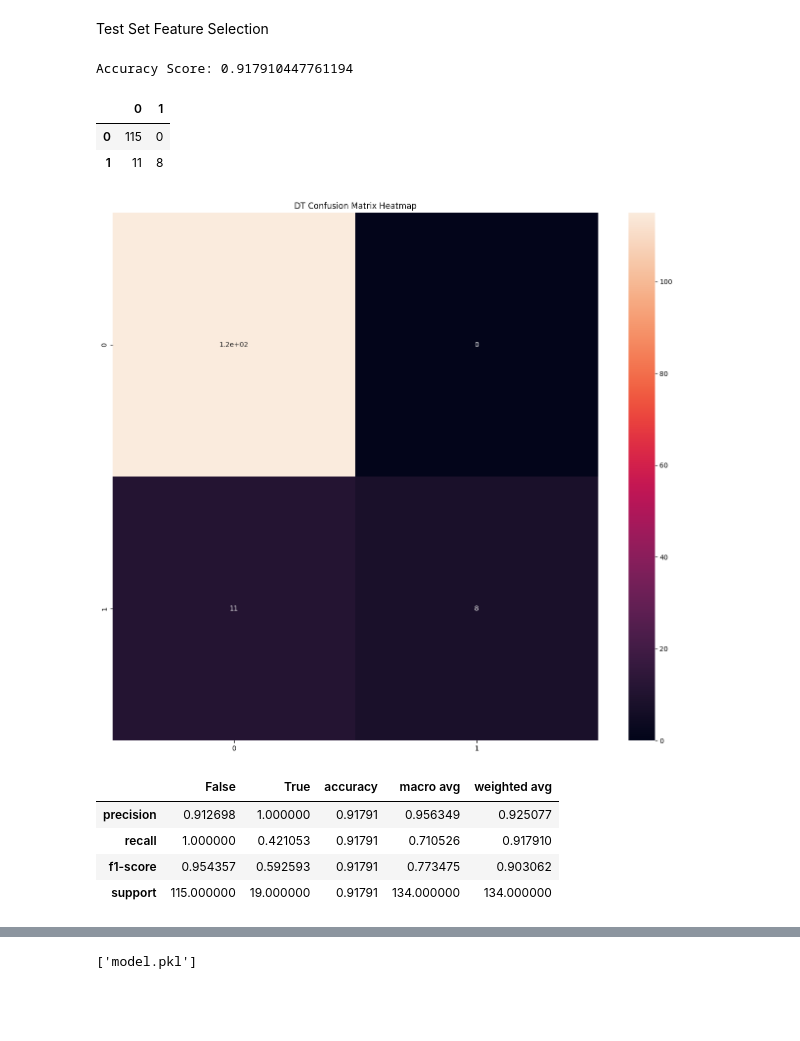
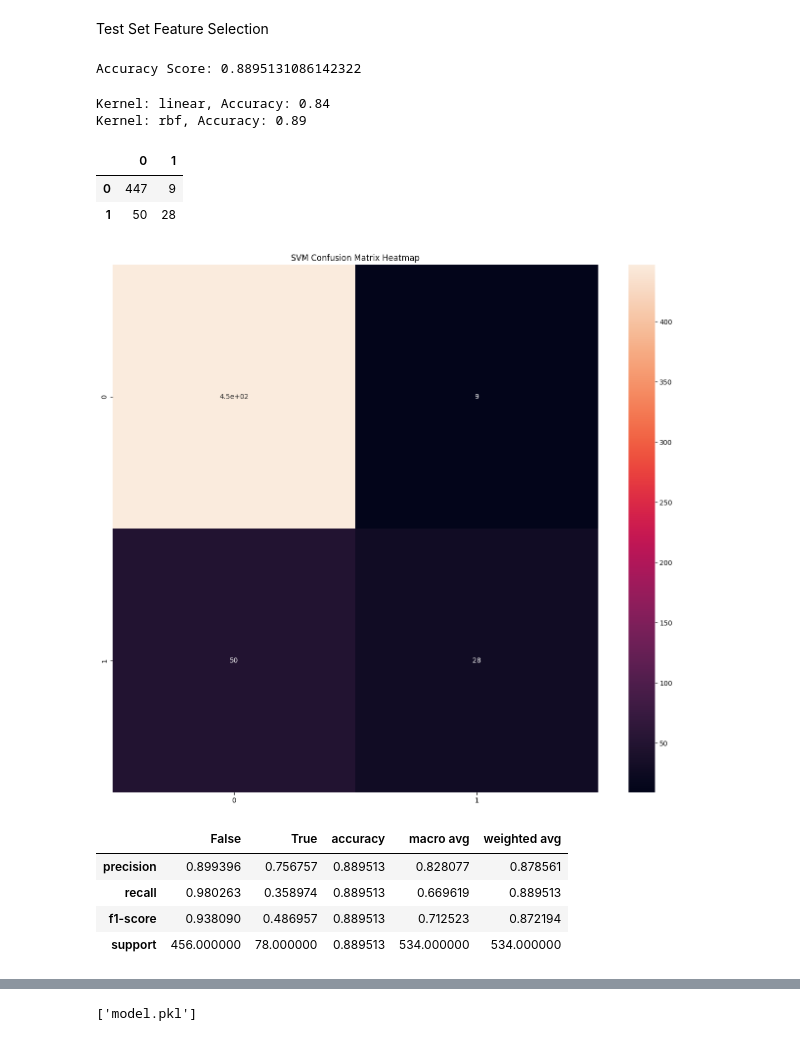
Before and after one commit to samuelfrann/Codveda-Internship, a Jupyter notebook: SVM/notebooks/model_traineing.ipynb, the cells around one changed output, grey strips where cells are left out. Drawn from its saved outputs; the diff is of its cells as text; code cells hidden in the pictures; blank space fills up the shorter version.

```diff
--- a/SVM/notebooks/model_traineing.ipynb
+++ b/SVM/notebooks/model_traineing.ipynb
@@ -77,7 +74,7 @@ CR_val
 # %% [markdown]
 Loading Test Set
 # %%
-df_test = pd.read_csv(r'C:\Users\pc\Documents\MACHINE LEARNING\Codveda-Internship\Random Forest\datasets\telemetry test data.csv')
+df_test = pd.read_csv(r'C:\Users\pc\Documents\MACHINE LEARNING\Codveda-Internship\SVM\datasets\test data.csv')
 df_test.head()
 # %% [output]
 |  | State | Account length | Area code | International plan | Voice mail plan | Number vmail messages | ... |
@@ -89,5 +86,5 @@ df_test.head()
 # %%
-preprocessor = joblib.load(r'C:\Users\pc\Documents\MACHINE LEARNING\Codveda-Internship\Random Forest\datasets\preprocessor.pkl')
+preprocessor = joblib.load(r'C:\Users\pc\Documents\MACHINE LEARNING\Codveda-Internship\SVM\datasets\preprocessor.pkl')
 # %%
 test_clean = preprocessor.transform(df_test)
 # %%
@@ -106,37 +103,45 @@ Test Set Feature Selection
 x_test = test_clean.drop('remainder__Churn', axis=1)
 y_test = test_clean['remainder__Churn']
 # %%
-y_rf_test = rf_pipe.predict(x_test)
+y_svm_test = rf_pipe.predict(x_test)
 # %%
-rf_ac_test = accuracy_score(y_test, y_rf_test)
-print("Accuracy Score:", rf_ac_test)
+svm_ac_test = accuracy_score(y_test, y_svm_test)
+print("Accuracy Score:", svm_ac_test)
 # %% [output]
-Accuracy Score: 0.917910447761194
+Accuracy Score: 0.8895131086142322
+# %%
+for k in ['linear', 'rbf']:
+    model = SVC(kernel=k).fit(x_train, y_train)
+    acc = accuracy_score(y_test, model.predict(x_test))
+    print(f"Kernel: {k}, Accuracy: {acc:.2f}")
+# %% [output]
+Kernel: linear, Accuracy: 0.84
+Kernel: rbf, Accuracy: 0.89
 # %%
-CM_rf_test = confusion_matrix(y_test, y_rf_test)
-CM_rf_test = pd.DataFrame(CM_rf_test)
-CM_rf_test
+CM_test = confusion_matrix(y_test, y_svm_test)
+CM_test = pd.DataFrame(CM_test)
+CM_test
 # %% [output]
 |  | 0 | 1 |
-| 0 | 115 | 0 |
-| 1 | 11 | 8 |
+| 0 | 447 | 9 |
+| 1 | 50 | 28 |
 # %%
 plt.figure(figsize=(16,14))
-sns.heatmap(data=CM_rf_test, annot=True)
-plt.title('DT Confusion Matrix Heatmap')
+sns.heatmap(data=CM_test, annot=True)
+plt.title('SVM Confusion Matrix Heatmap')
 plt.show()
 # %% [output]
-[figure, old version]
+[figure, new version]
 # %%
-CR_rf_test = classification_report(y_test, y_rf_test, output_dict=True)
-CR_rf_test = pd.DataFrame(CR_rf_test)
-CR_rf_test
+CR_test = classification_report(y_test, y_svm_test, output_dict=True)
+CR_test = pd.DataFrame(CR_test)
+CR_test
 # %% [output]
 |  | False | True | accuracy | macro avg | weighted avg |
-| precision | 0.912698 | 1.000000 | 0.91791 | 0.956349 | 0.925077 |
-| recall | 1.000000 | 0.421053 | 0.91791 | 0.710526 | 0.917910 |
-| f1-score | 0.954357 | 0.592593 | 0.91791 | 0.773475 | 0.903062 |
-| support | 115.000000 | 19.000000 | 0.91791 | 134.000000 | 134.000000 |
+| precision | 0.899396 | 0.756757 | 0.889513 | 0.828077 | 0.878561 |
+| recall | 0.980263 | 0.358974 | 0.889513 | 0.669619 | 0.889513 |
+| f1-score | 0.938090 | 0.486957 | 0.889513 | 0.712523 | 0.872194 |
+| support | 456.000000 | 78.000000 | 0.889513 | 534.000000 | 534.000000 |
 # %%
 plt.figure(figsize=(16,14))
 sns.heatmap(data=CR_rf_test, annot=True)
```
Also changed, not shown: parts of 10 cells of this notebook, 3 other files.
